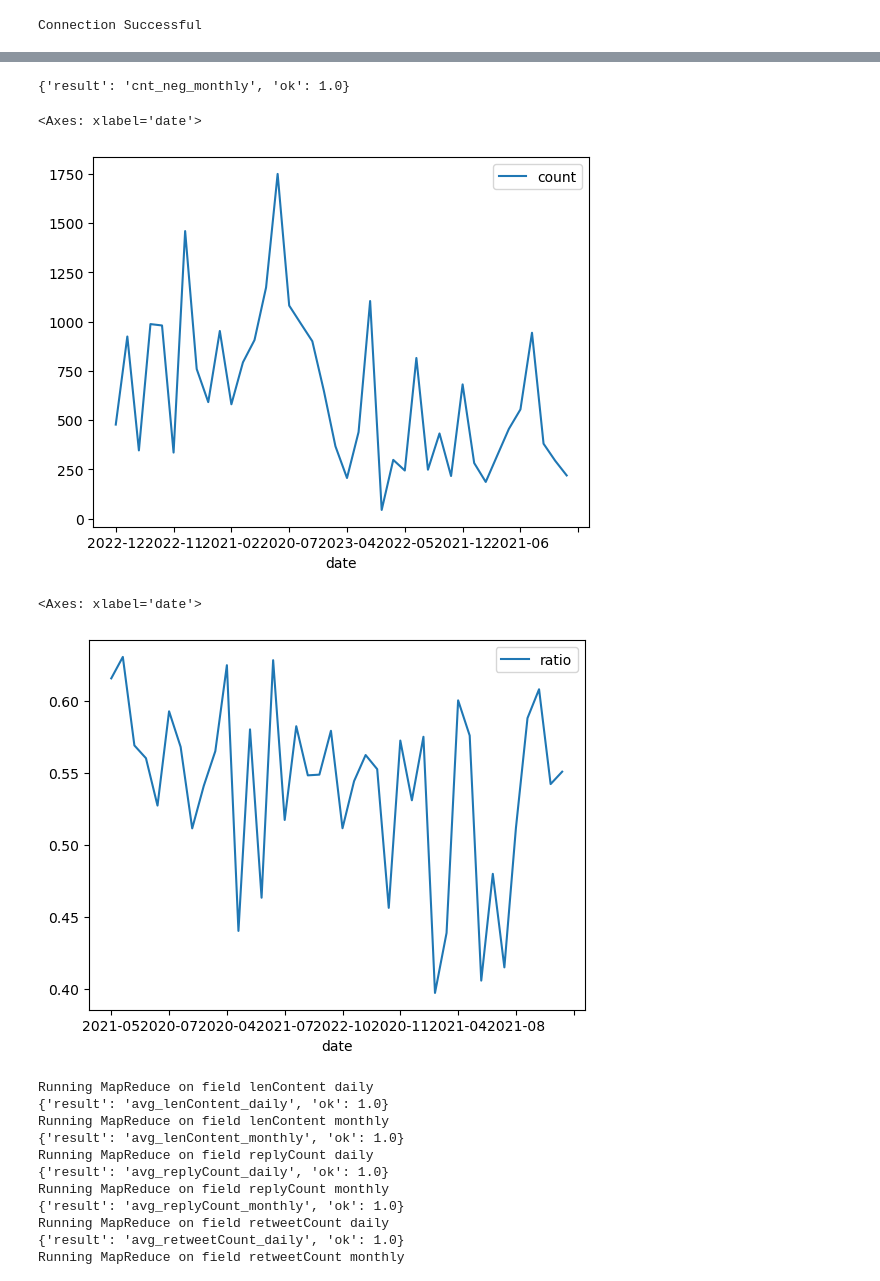
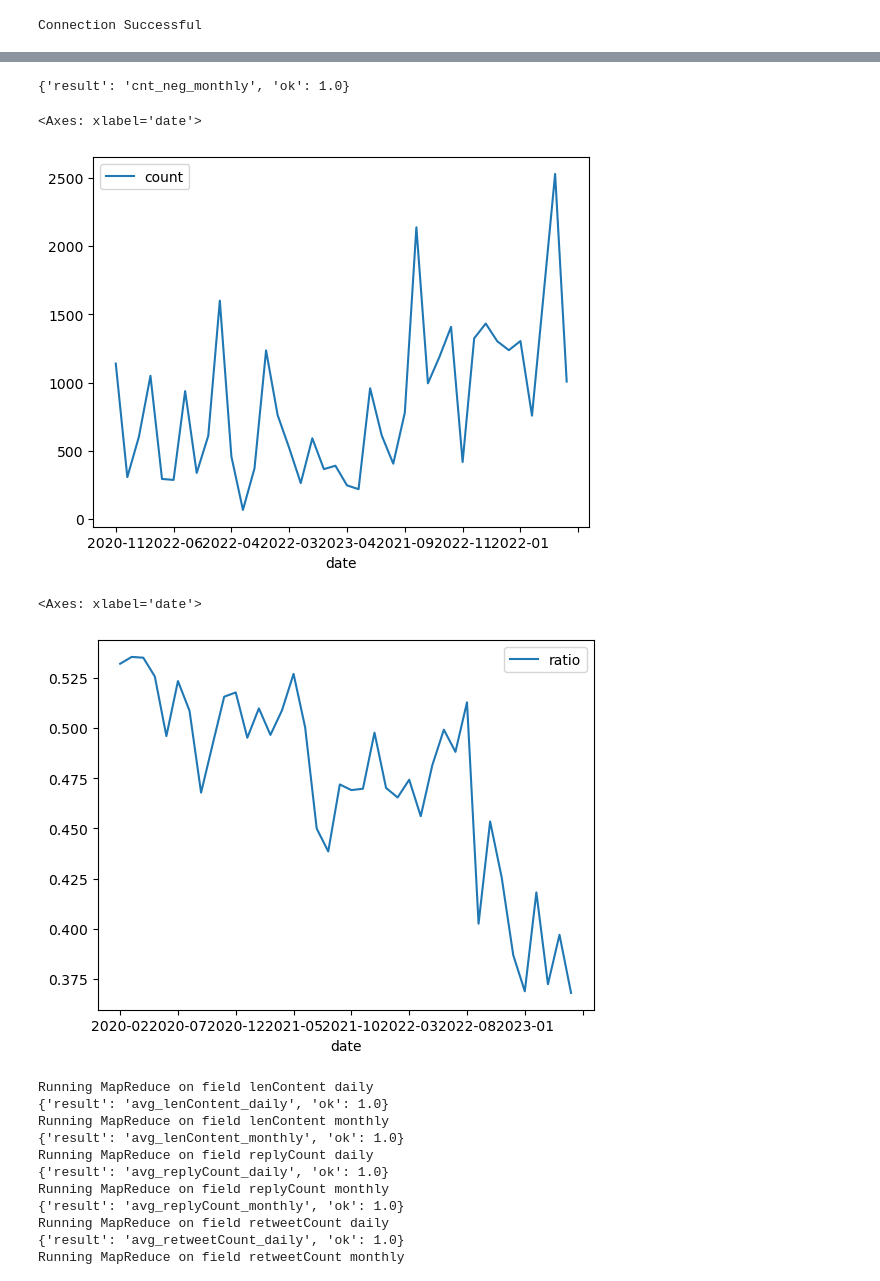
Before and after one commit to burkshnn/CCT_MSc_Data_Analytics, a Jupyter notebook: data_mongo_mapreduce/MongoDB_MapReduce.ipynb, the cells around one changed output, grey strips where cells are left out. Cells and saved outputs as stored; diff of their text form; code cells hidden in the pictures.

```diff
--- a/data_mongo_mapreduce/MongoDB_MapReduce.ipynb
+++ b/data_mongo_mapreduce/MongoDB_MapReduce.ipynb
@@ -176,43 +192,42 @@ df.plot()
 # MapReduce to count positive tweets every month
 map_func = """
 function() {
-    if (this.neg > this.pos) {
+    if (this.neg >= this.pos) {
         emit({date:this.date_month}, 1);
     }
 }
 """
 
 reduce_func = """
 function(keyName, value) {
     return Array.sum(value);
 }
 """
 
 mapred_result = twdb.command({
     'mapReduce': collection_name,
     'map': map_func,
     'reduce': reduce_func,
     'out': {'merge': 'cnt_neg_monthly'}
 })
 print(mapred_result)
 
 # Query database to build dictionary
 cnt_neg_monthly = {}
 for c in twdb['cnt_neg_monthly'].find():
     cnt_neg_monthly[c['_id']['date']] = c['value']
 
 # Plot number of negative tweets over time (monthly)
 df = pd.DataFrame(list(cnt_neg_monthly.items()), columns=['date', 'count']).set_index('date')
 df.plot()
 # %% [output]
 {'result': 'cnt_neg_monthly', 'ok': 1.0}
 <Axes: xlabel='date'>
-[figure, old version]
+[figure, new version]
 # %%
 # Find positive tweet ratio daily
-months = set(cnt_pos_monthly.keys()) | set(cnt_neg_monthly.keys())
 pos_ratio_monthly = {}
-for m in months:
+for m in month_range:
     pos_cnt = cnt_pos_monthly.get(m, 0)
     neg_cnt = cnt_neg_monthly.get(m, 0)
     total = pos_cnt + neg_cnt
@@ -225,7 +240,7 @@ df = pd.DataFrame(list(pos_ratio_monthly.items()), columns=['date', 'ratio']).se
 df.plot()
 # %% [output]
 <Axes: xlabel='date'>
-[figure, old version]
+[figure, new version]
 # %%
 # Find average of following fields
 fields = ['lenContent', 'replyCount', 'retweetCount', 'likeCount', 'quoteCount', 'followerCount', 'friendCount',
```
Also changed, not shown: parts of 8 cells of this notebook, 1 other file.
